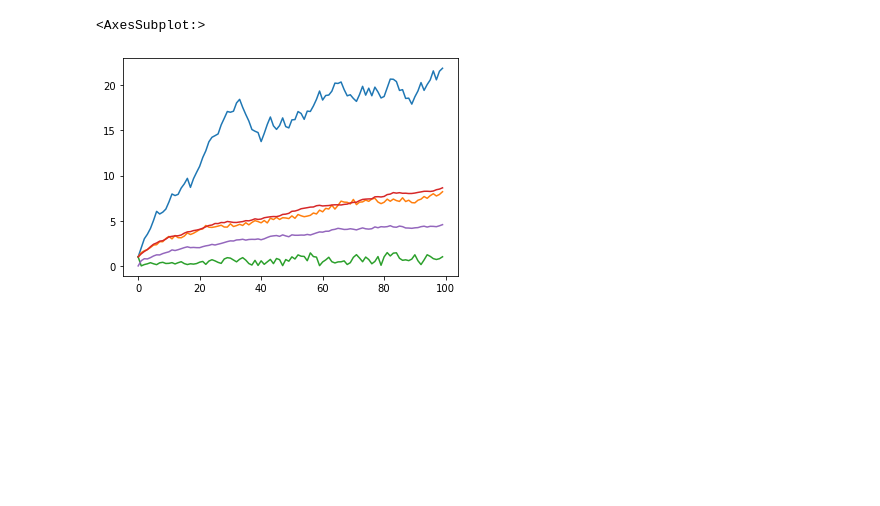
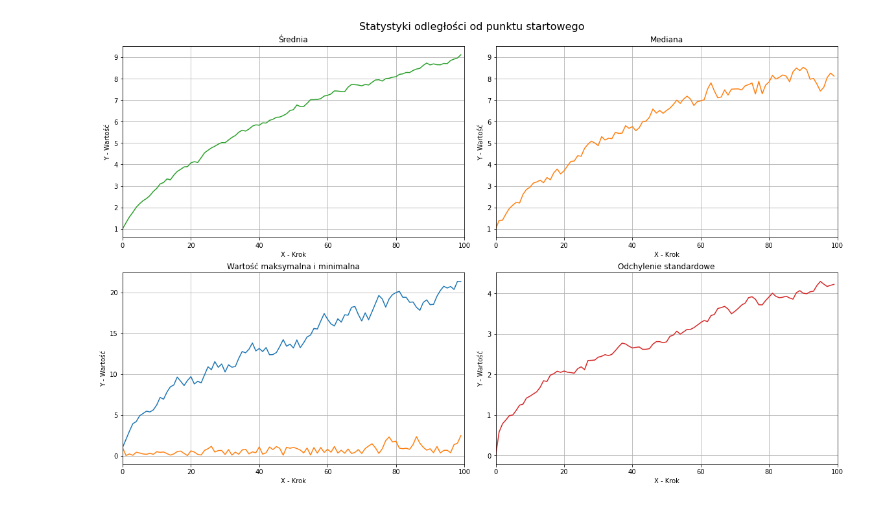
Before and after one commit to hamer101/Brownian-motion, a Jupyter notebook: brownian_motion.ipynb, the cells around one changed output. Saved outputs shown, nothing was run; the diff lists cells and outputs as text; code cells hidden in the pictures; blank space fills up the shorter version.

Commit message:
The report has been finished. Analysis extended by an geometric-probabilistic approach. Made appropriate visualisations.

```diff
--- a/brownian_motion.ipynb
+++ b/brownian_motion.ipynb
@@ -96,7 +96,7 @@ class Particle:
         return self
 # %%
 GRIDSIZE = 1    #Stała rozmiaru kratownicy.
-SIZE = 15       #Stała długości osi (w jednym kierunku).
+SIZE = 10       #Stała długości osi (w jednym kierunku).
 
 #Parametry graficzne kratownicy
 gridprop     = {'color' : '#610f39',
@@ -114,10 +114,10 @@ particleprop = {'color' : '#34a33f',
 axcolor = '#DAA520'     #Kolor osi
 bkgcolor = '#221333'    #Kolor tła
 
-ticks = np.around(np.arange(-SIZE, SIZE, GRIDSIZE), 0)
+ticks = np.around(np.arange(-SIZE, SIZE+0.1, GRIDSIZE), 0)
 minorticks = (ticks+GRIDSIZE/2)[:-1]
 
-fig, ax = plt.subplots(figsize=(10,10))
+fig, ax = plt.subplots(figsize=(10,10), constrained_layout=True)
 
 #Ustawienia podziałek
 ax.tick_params(labelsize=5, colors = axcolor)
@@ -147,8 +147,8 @@ xdata, ydata = [], []
 steps = [plt.plot([], [], **particleprop)[0] for _ in partpos]    #Generowanie grafów na każdy krok cząsteczki
 
 def init():
-    ax.set_xlim(-SIZE, SIZE)
-    ax.set_ylim(-SIZE, SIZE)
+    ax.set_xlim(-SIZE-0.2, SIZE+0.2)
+    ax.set_ylim(-SIZE-0.2, SIZE+0.2)
     return steps
 
 def update(frame):
@@ -182,12 +182,26 @@ dataframe['med'] = dataframe.median(axis=1)
 dataframe['min'] = dataframe.min(axis=1)
 dataframe['avg'] = dataframe.mean(axis=1)
 dataframe['std'] = dataframe.std(axis=1)
-# %%
-dataframe['max'].plot()
-dataframe['med'].plot()
-dataframe['min'].plot()
-dataframe['avg'].plot()
-dataframe['std'].plot()
-# %% [output]
-<AxesSubplot:>
-[figure, removed]
+# %%
+fig2, axs = plt.subplots(2, 2, figsize=(16,10), constrained_layout=True)
+
+axs[1, 0].plot(dataframe['max'])
+axs[1, 0].plot(dataframe['min'])
+axs[1, 0].set_title('Wartość maksymalna i minimalna')
+axs[0, 1].plot(dataframe['med'], 'tab:orange')
+axs[0, 1].sharey(axs[0, 0])
+axs[0, 1].set_title('Mediana')
+axs[0, 0].plot(dataframe['avg'], 'tab:green')
+axs[0, 0].set_title('Średnia')
+axs[1, 1].plot(dataframe['std'], 'tab:red')
+axs[1, 1].set_title('Odchylenie standardowe')
+
+fig2.suptitle('Statystyki odległości od punktu startowego', fontsize=16)
+
+for ax in axs.flat:
+    ax.set_xlim(0, 100)
+    ax.yaxis.grid(True, which='major')
+    ax.xaxis.grid(True, which='major')
+    ax.set(xlabel='X - Krok', ylabel='Y - Wartość')
+# %% [output]
+[figure, added]
```
Also changed, not shown: parts of 5 cells of this notebook, 1 other file.
